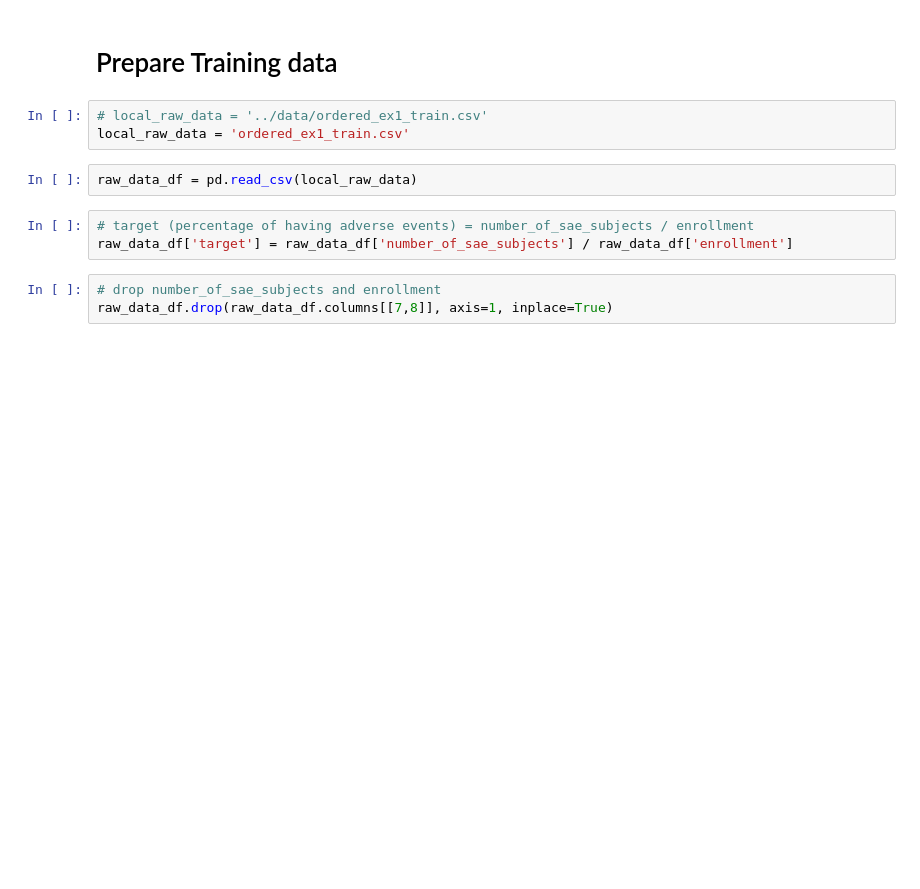
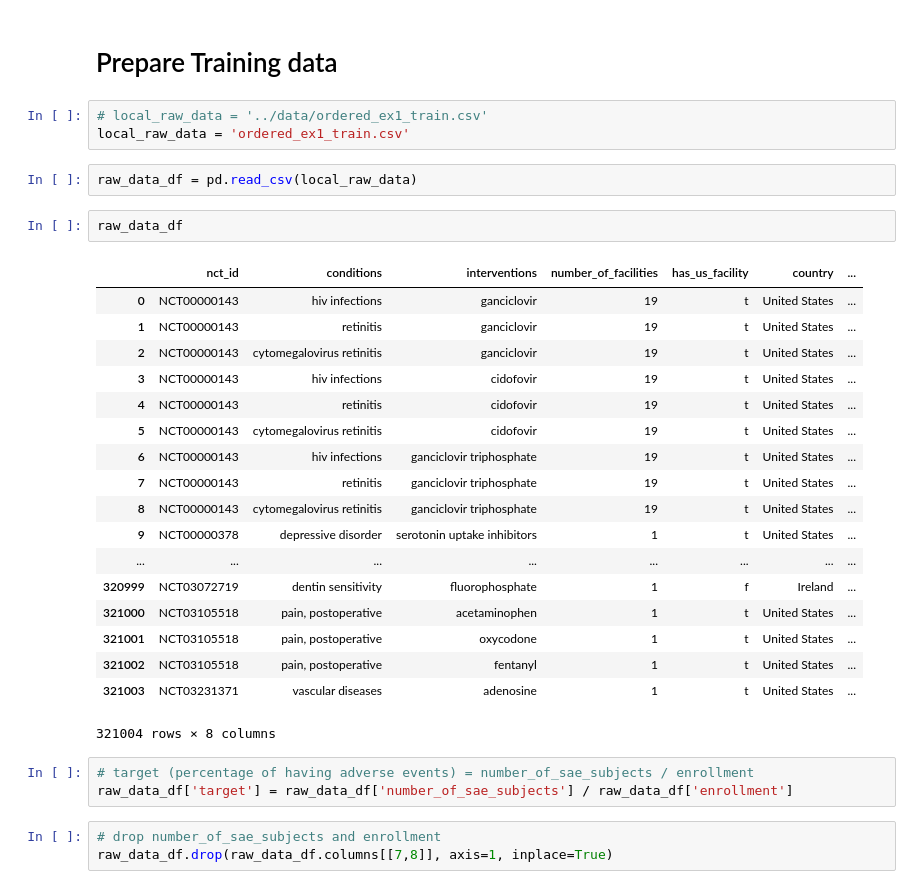
Before and after one commit to vtpanda/CMUDataLake2018, a Jupyter notebook: sagemaker/yangz5/baseline model.ipynb, the cells around one changed output. Cells and saved outputs as stored; diff of their text form; blank space fills up the shorter version.

```diff
--- a/sagemaker/yangz5/baseline model.ipynb
+++ b/sagemaker/yangz5/baseline model.ipynb
@@ -10,6 +10,27 @@ import os
 local_raw_data = 'ordered_ex1_train.csv'
 # %%
 raw_data_df = pd.read_csv(local_raw_data)
+# %%
+raw_data_df
+# %% [output]
+|  | nct_id | conditions | interventions | number_of_facilities | has_us_facility | country | ... |
+| 0 | NCT00000143 | hiv infections | ganciclovir | 19 | t | United States | ... |
+| 1 | NCT00000143 | retinitis | ganciclovir | 19 | t | United States | ... |
+| 2 | NCT00000143 | cytomegalovirus retinitis | ganciclovir | 19 | t | United States | ... |
+| 3 | NCT00000143 | hiv infections | cidofovir | 19 | t | United States | ... |
+| 4 | NCT00000143 | retinitis | cidofovir | 19 | t | United States | ... |
+| 5 | NCT00000143 | cytomegalovirus retinitis | cidofovir | 19 | t | United States | ... |
+| 6 | NCT00000143 | hiv infections | ganciclovir triphosphate | 19 | t | United States | ... |
+| 7 | NCT00000143 | retinitis | ganciclovir triphosphate | 19 | t | United States | ... |
+| 8 | NCT00000143 | cytomegalovirus retinitis | ganciclovir triphosphate | 19 | t | United States | ... |
+| 9 | NCT00000378 | depressive disorder | serotonin uptake inhibitors | 1 | t | United States | ... |
+| ... | ... | ... | ... | ... | ... | ... | ... |
+| 320999 | NCT03072719 | dentin sensitivity | fluorophosphate | 1 | f | Ireland | ... |
+| 321000 | NCT03105518 | pain, postoperative | acetaminophen | 1 | t | United States | ... |
+| 321001 | NCT03105518 | pain, postoperative | oxycodone | 1 | t | United States | ... |
+| 321002 | NCT03105518 | pain, postoperative | fentanyl | 1 | t | United States | ... |
+| 321003 | NCT03231371 | vascular diseases | adenosine | 1 | t | United States | ... |
+321004 rows × 8 columns
 # %%
 # target (percentage of having adverse events) = number_of_sae_subjects / enrollment
 raw_data_df['target'] = raw_data_df['number_of_sae_subjects'] / raw_data_df['enrollment']
```
Also changed, not shown: parts of 22 cells of this notebook.
